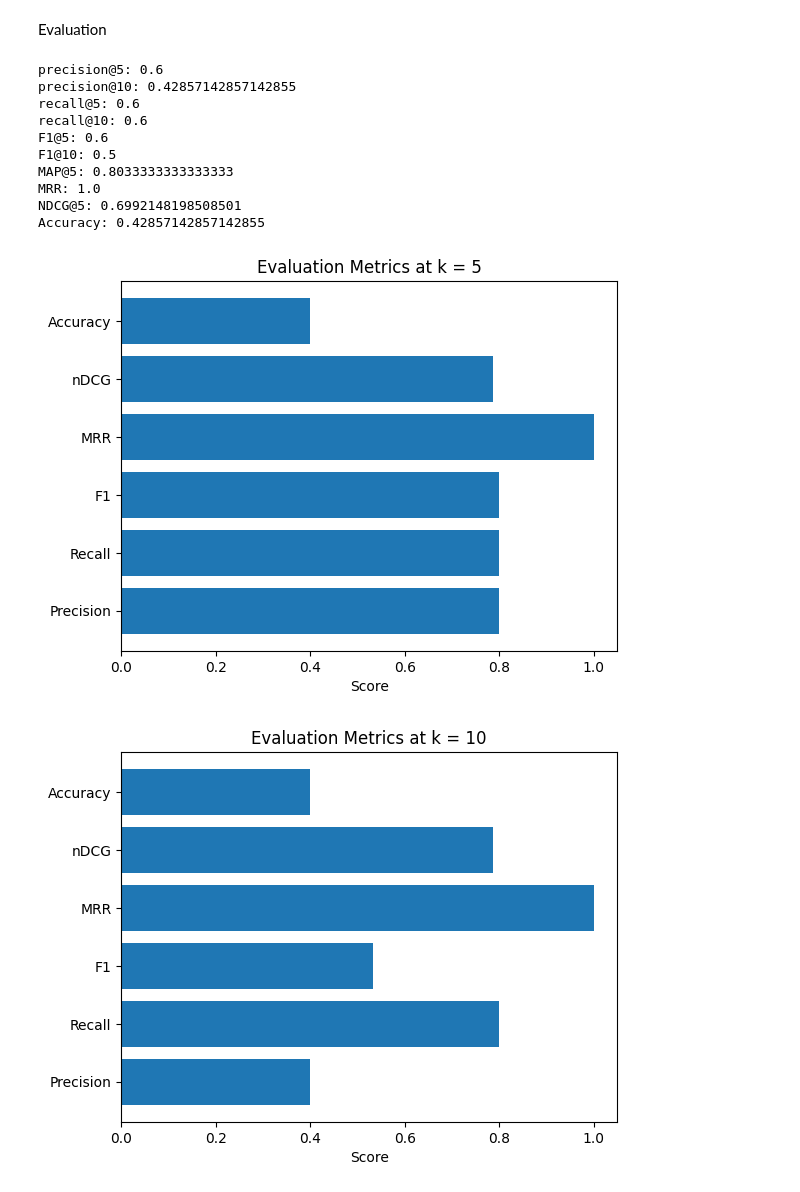
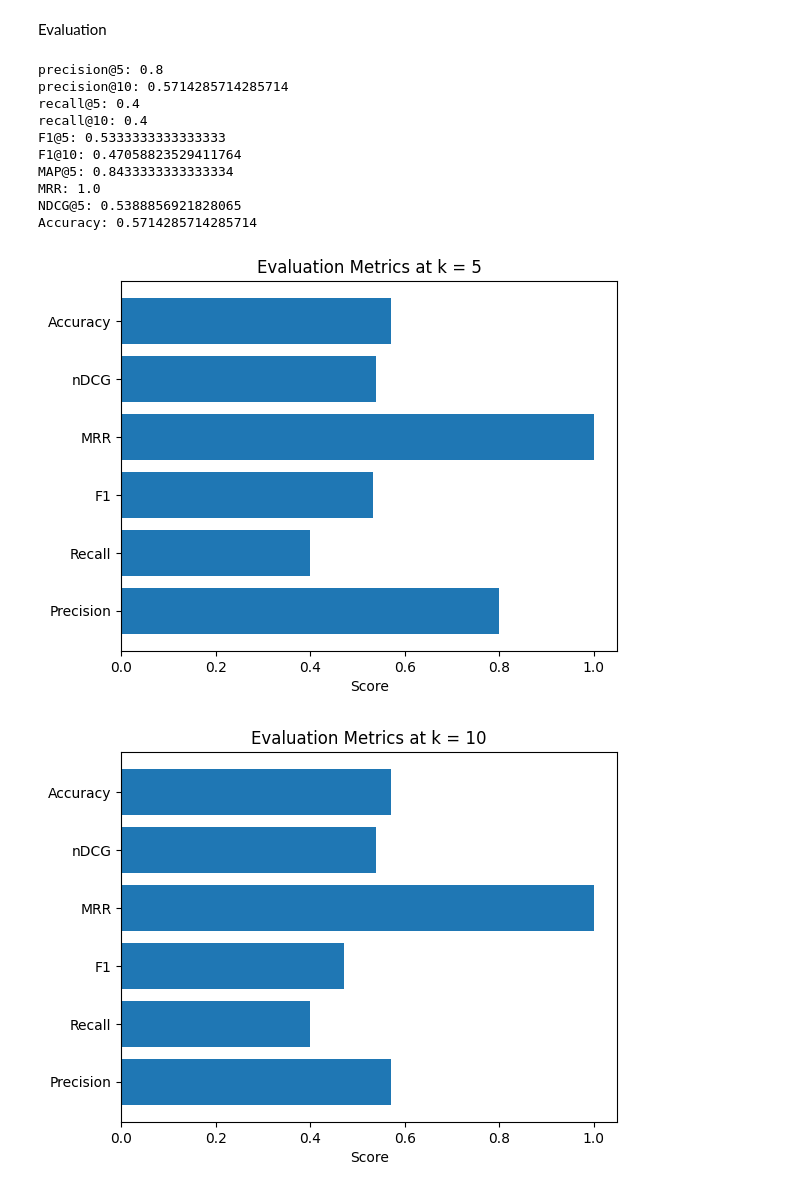
Before and after one commit to Josh265365/LLM-Information-Provenance, a Jupyter notebook: Test3SBERT.ipynb, the cells around one changed output. Saved outputs shown, nothing was run; the diff lists cells and outputs as text; code cells hidden in the pictures.

Commit message:
double check reranking and ensure paragraph retrieval is doen with chapter retrieval for evlauation

```diff
--- a/Test3SBERT.ipynb
+++ b/Test3SBERT.ipynb
@@ -447,15 +452,15 @@ def accuracy(ranked: List[str], gold: Set[str]) -> float:
     return sum(1 for doc in ranked if doc in gold) / len(ranked)
 
 ground_truth = {
-   # "query1": {"7_1", "9_18", "12_1", "28_15","10_1"},
-    "query1": {"7", "9", "12", "28", "10"},
+    "query1": {"1","7", "9", "10", "11","12","15","26","28","30"},
+    #"query1": {"7", "9", "12", "28", "10", "26", "30", "11", "15"},
 
     #"query2": {"doc2", "doc4"},
     #"query3": {"doc1", "doc4", "doc5"}
 }
 
 # Flatten all chunk_ids from Rerank_results
-#predicted = [chunk["chunk_id"] for card in Rerank_results for chunk in card["chunks"]]
+#predicted = [chunk["chunk_id"] for card in Rerank_results for chunk in card["chunks"]] "26_8", "30_4", "11_8", "15_11
 predicted = [card["chapter"] for card in Rerank_results]
 gold_chapters = {int(c.split('_')[0]) for c in ground_truth["query1"]}
 
@@ -470,41 +475,41 @@ print("MRR:", meanReciprocalRank(predicted, gold_chapters))
 print("NDCG@5:", ndcg(predicted, gold_chapters, 5))
 print("Accuracy:", accuracy(predicted, gold_chapters))
 # %% [output]
-precision@5: 0.6
-precision@10: 0.42857142857142855
-recall@5: 0.6
-recall@10: 0.6
-F1@5: 0.6
-F1@10: 0.5
-MAP@5: 0.8033333333333333
+precision@5: 0.8
+precision@10: 0.5714285714285714
+recall@5: 0.4
+recall@10: 0.4
+F1@5: 0.5333333333333333
+F1@10: 0.47058823529411764
+MAP@5: 0.8433333333333334
 MRR: 1.0
-NDCG@5: 0.6992148198508501
-Accuracy: 0.42857142857142855
+NDCG@5: 0.5388856921828065
+Accuracy: 0.5714285714285714
 # %%
 #plot the results
 Rerank_metrics = {
-    "Precision": precisionatk(retrieved_docs, relevant_docs, 5),
-    "Recall": recallatk(retrieved_docs, relevant_docs, 5),
-    "F1": f1atk(retrieved_docs, relevant_docs, 5),
-    "MRR": meanReciprocalRank(retrieved_docs, relevant_docs),
-    "nDCG": ndcg(retrieved_docs, relevant_docs, 5),
-    "Accuracy": accuracy(retrieved_docs, relevant_docs)
+    "Precision": precisionatk(predicted, gold_chapters, 5),
+    "Recall": recallatk(predicted, gold_chapters, 5),
+    "F1": f1atk(predicted, gold_chapters, 5),
+    "MRR": meanReciprocalRank(predicted, gold_chapters),
+    "nDCG": ndcg(predicted, gold_chapters, 5),
+    "Accuracy": accuracy(predicted, gold_chapters)
 }
 
 plt.barh(list(Rerank_metrics.keys()), list(Rerank_metrics.values()))
 plt.xlabel("Score")
 plt.title("Evaluation Metrics at k = 5")
 plt.show()
 # %% [output]
-[figure, old version]
+[figure, new version]
 # %%
 Rerank_metrics = {
-    "Precision": precisionatk(retrieved_docs, relevant_docs, 10),
-    "Recall": recallatk(retrieved_docs, relevant_docs, 10),
-    "F1": f1atk(retrieved_docs, relevant_docs, 10),
-    "MRR": meanReciprocalRank(retrieved_docs, relevant_docs),
-    "nDCG": ndcg(retrieved_docs, relevant_docs, 10),
-    "Accuracy": accuracy(retrieved_docs, relevant_docs)
+    "Precision": precisionatk(predicted, gold_chapters, 10),
+    "Recall": recallatk(predicted, gold_chapters, 10),
+    "F1": f1atk(predicted, gold_chapters, 10),
+    "MRR": meanReciprocalRank(predicted, gold_chapters),
+    "nDCG": ndcg(predicted, gold_chapters, 10),
+    "Accuracy": accuracy(predicted, gold_chapters)
 }
 
 plt.barh(list(Rerank_metrics.keys()), list(Rerank_metrics.values()))
@@ -512,4 +517,4 @@ plt.xlabel("Score")
 plt.title("Evaluation Metrics at k = 10")
 plt.show()
 # %% [output]
-[figure, old version]
+[figure, new version]
```
Also changed, not shown: parts of 2 cells of this notebook, 4 other files.
